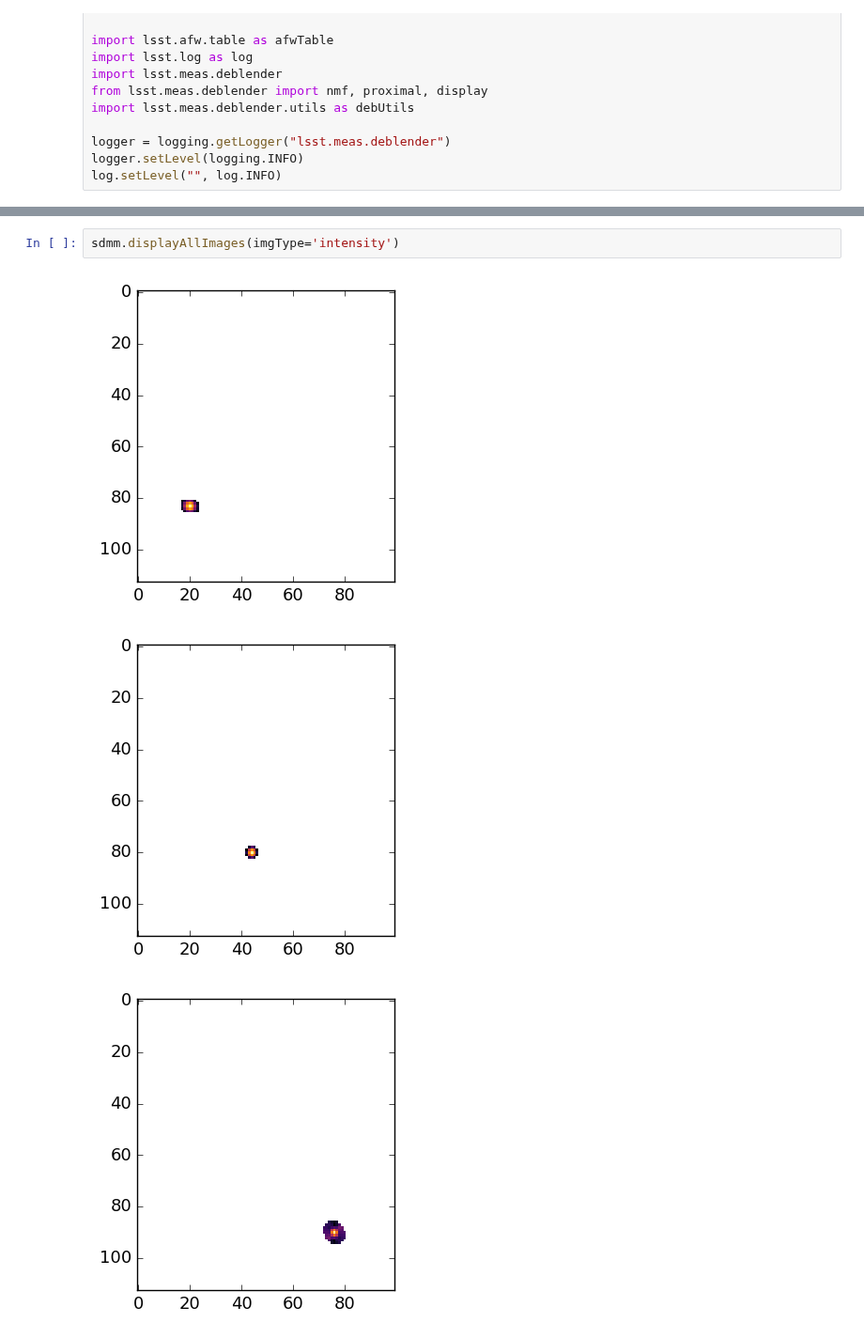
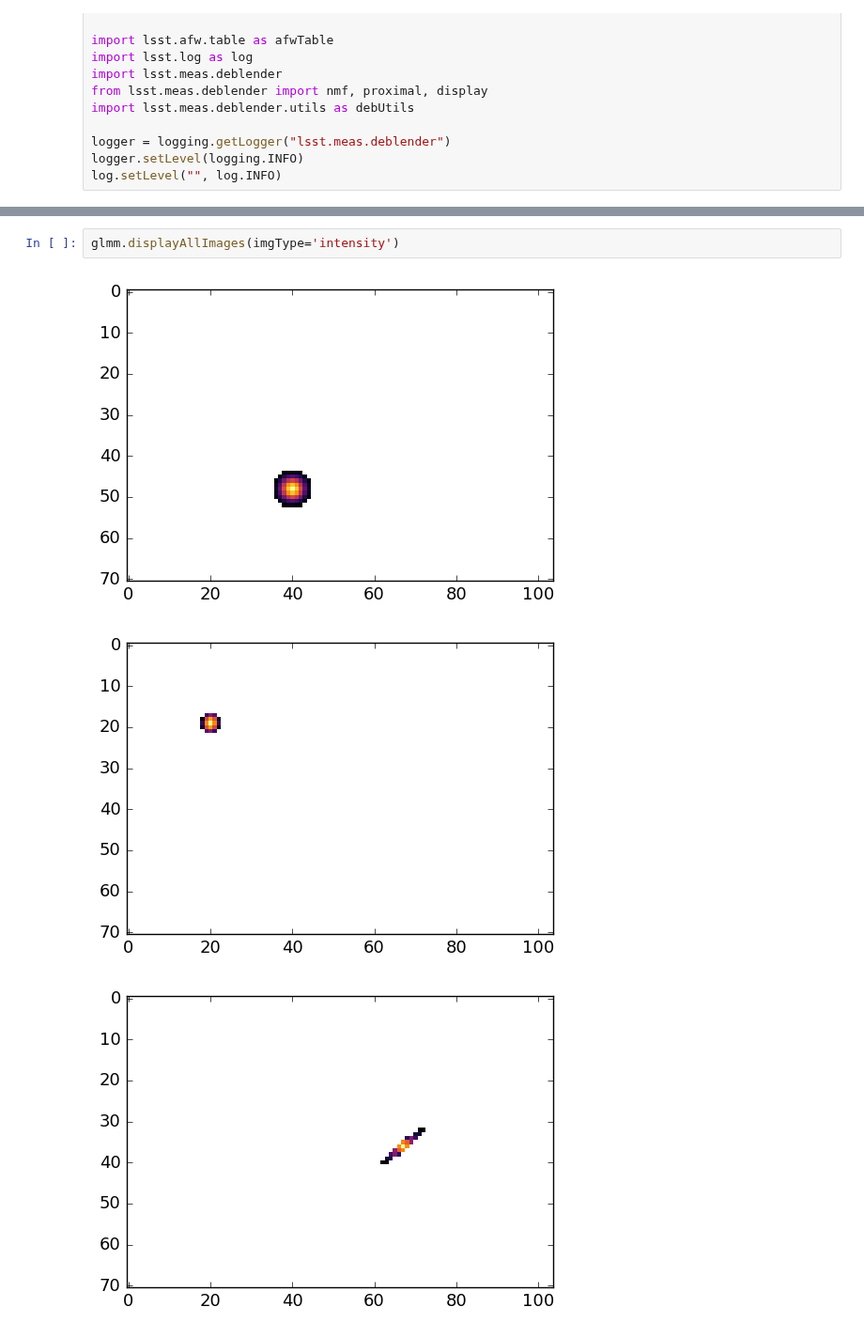
Before and after one commit to lsst/meas_deblender, a Jupyter notebook: examples/testGLM.ipynb, the cells around one changed output, grey strips where cells are left out. Shown at 94% size. Saved outputs shown, nothing was run; the diff lists cells and outputs as text.

```diff
--- a/examples/testGLM.ipynb
+++ b/examples/testGLM.ipynb
@@ -88,6 +92,6 @@ sdmm.displayAllImages(0)
 # %%
-sdmm.displayAllImages(imgType='intensity')
+glmm.displayAllImages(imgType='intensity')
 # %% [output]
-[figure, old version]
+[figure, new version]
-[figure, old version]
+[figure, new version]
-[figure, old version]
+[figure, new version]
```
Also changed, not shown: parts of 7 cells of this notebook, 3 other files.
